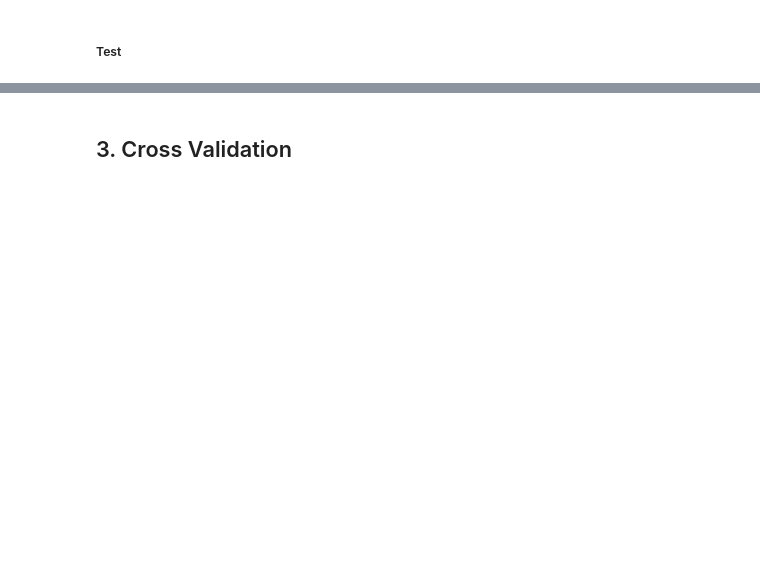
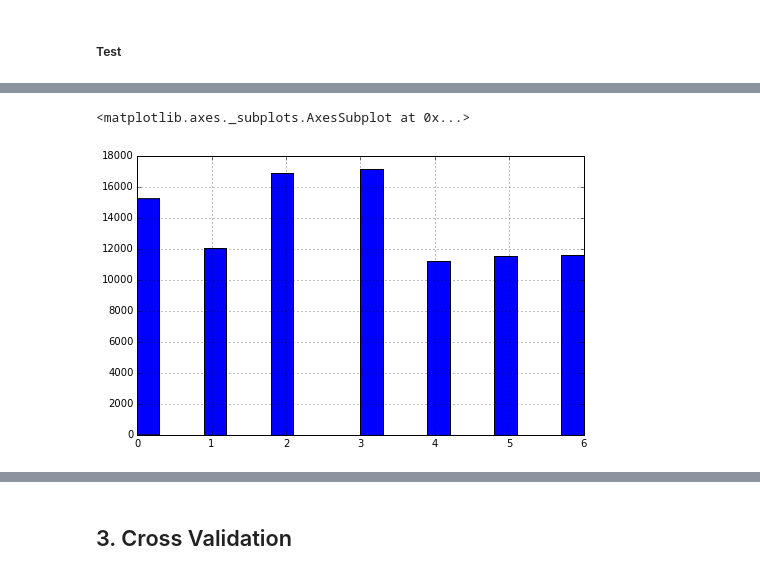
Before and after one commit to sergeyshilin/kaggle, a Jupyter notebook: walmart/Walmart.ipynb, the cells around one changed output, grey strips where cells are left out. Saved outputs shown, nothing was run; the diff lists cells and outputs as text; code cells hidden in the pictures; blank space fills up the shorter version.

```diff
--- a/walmart/Walmart.ipynb
+++ b/walmart/Walmart.ipynb
@@ -239,0 +232,3 @@ Wall time: 4min 30s
+# %%
+%%time
+train_grouped = pd.concat([train_numbers, train_grouped], axis=1)
@@ -303,0 +309,5 @@ xtest[:2]
+# %%
+train_grouped['Weekday'].hist(figsize=(8,5), bins=20)
+# %% [output]
+<matplotlib.axes._subplots.AxesSubplot at 0x...>
+[figure, added]
```
Also changed, not shown: parts of 72 cells of this notebook, 1 other file.
